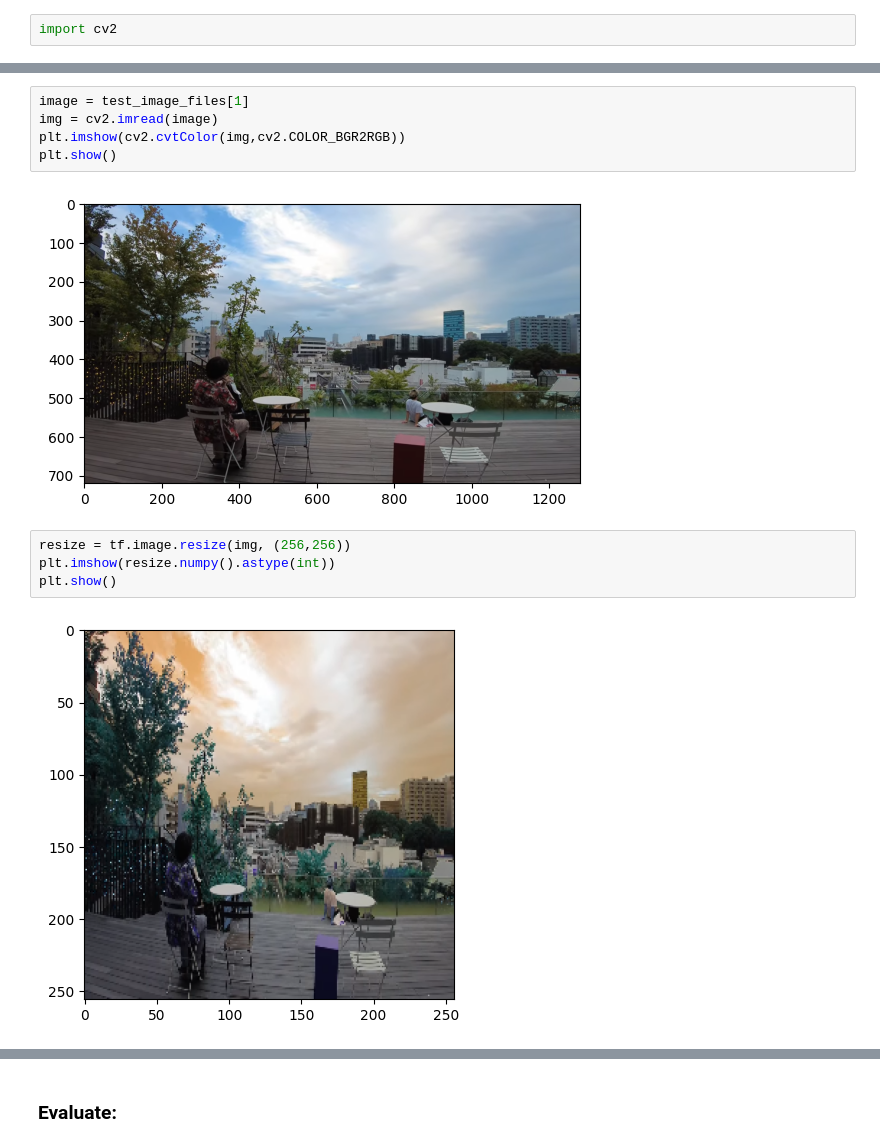
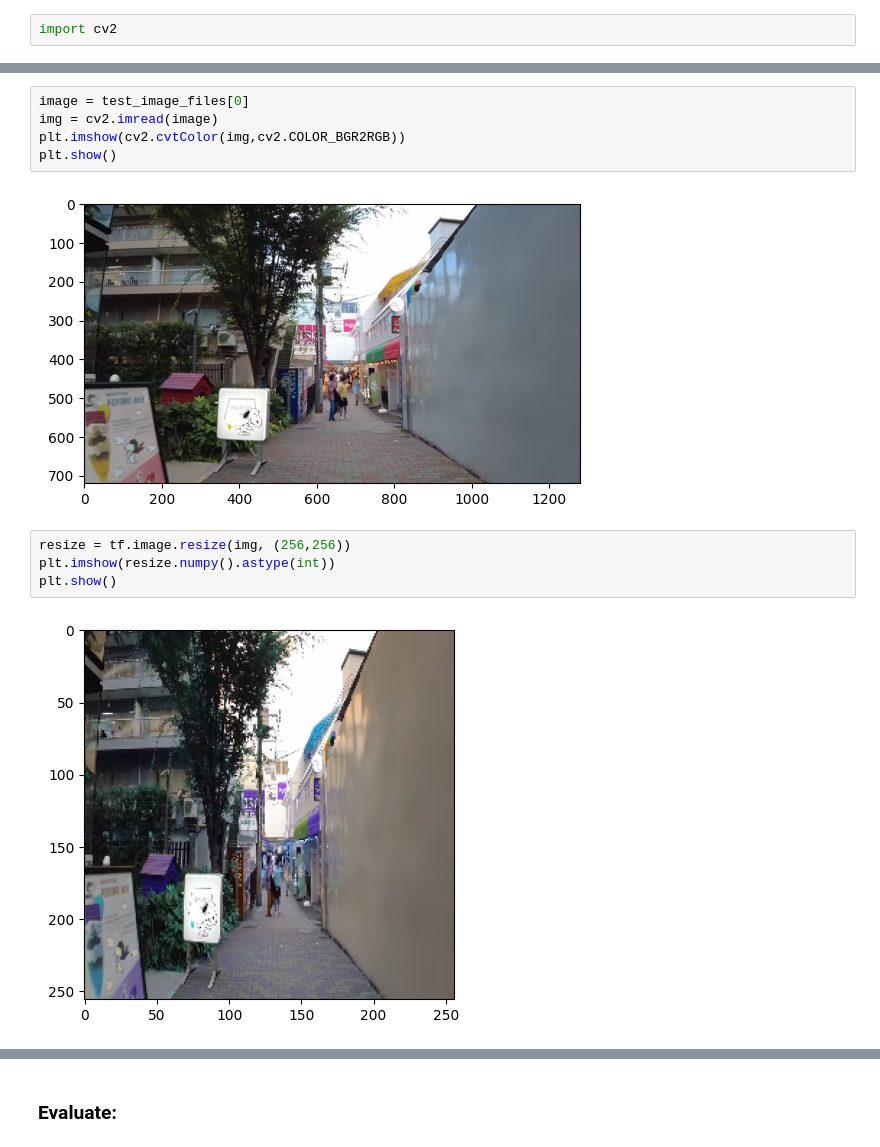
Before and after one commit to cjvillar/tf-image-train-workbook, a Jupyter notebook: tf_image.ipynb, the cells around one changed output, grey strips where cells are left out. Saved outputs shown, nothing was run; the diff lists cells and outputs as text.

```diff
--- a/tf_image.ipynb
+++ b/tf_image.ipynb
@@ -222,16 +263,16 @@ print(len(test_image_files))
 # %%
-image = test_image_files[1]
+image = test_image_files[0]
 img = cv2.imread(image)
 plt.imshow(cv2.cvtColor(img,cv2.COLOR_BGR2RGB))
 plt.show()
 # %% [output]
-[figure, old version]
+[figure, new version]
 # %%
 resize = tf.image.resize(img, (256,256))
 plt.imshow(resize.numpy().astype(int))
 plt.show()
 # %% [output]
-[figure, old version]
+[figure, new version]
 # %%
 #the no.expand puts into another array. Our model expects a batch not a sinlge image
 prediction = model.predict(np.expand_dims(resize/255,0))
```
Also changed, not shown: parts of 16 cells of this notebook, 3 other files.
